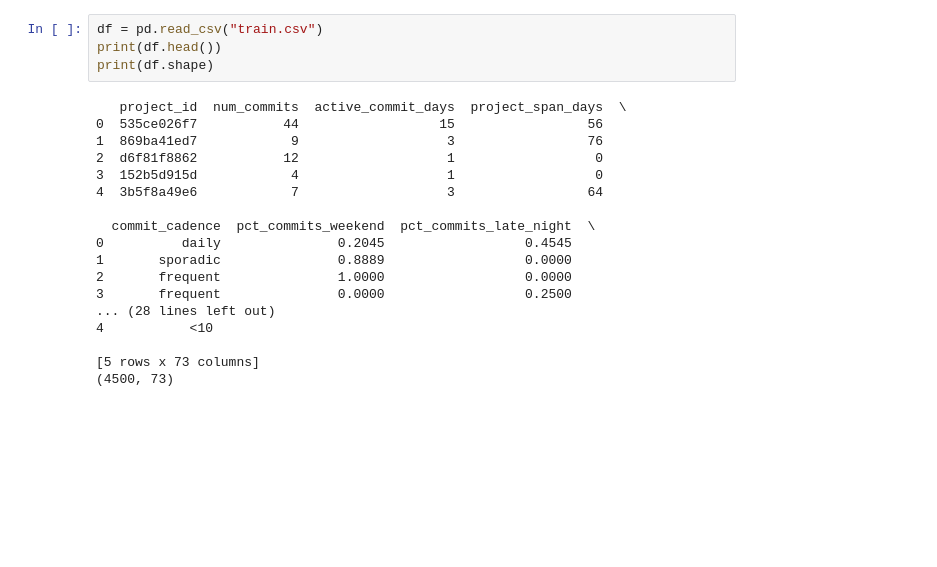
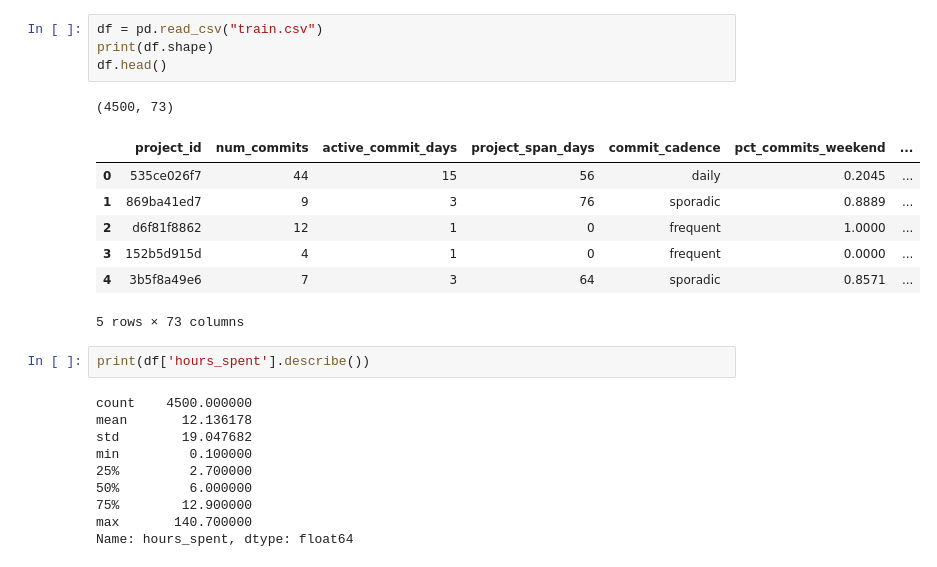
Before and after one commit to wenfeng110402/Wanted--hour-detectives, a Jupyter notebook: main.ipynb, the cells around one changed output. Drawn from its saved outputs; the diff is of its cells as text; blank space fills up the shorter version.

```diff
--- a/main.ipynb
+++ b/main.ipynb
@@ -5,22 +11,25 @@ import os
 # %%
 df = pd.read_csv("train.csv")
-print(df.head())
 print(df.shape)
+df.head()
 # %% [output]
-   project_id  num_commits  active_commit_days  project_span_days  \
-0  535ce026f7           44                  15                 56
-1  869ba41ed7            9                   3                 76
-2  d6f81f8862           12                   1                  0
-3  152b5d915d            4                   1                  0
-4  3b5f8a49e6            7                   3                 64
-
-  commit_cadence  pct_commits_weekend  pct_commits_late_night  \
-0          daily               0.2045                  0.4545
-1       sporadic               0.8889                  0.0000
-2       frequent               1.0000                  0.0000
-3       frequent               0.0000                  0.2500
-... (28 lines left out)
-4           <10
-
-[5 rows x 73 columns]
 (4500, 73)
+|  | project_id | num_commits | active_commit_days | project_span_days | commit_cadence | pct_commits_weekend | ... |
+| 0 | 535ce026f7 | 44 | 15 | 56 | daily | 0.2045 | ... |
+| 1 | 869ba41ed7 | 9 | 3 | 76 | sporadic | 0.8889 | ... |
+| 2 | d6f81f8862 | 12 | 1 | 0 | frequent | 1.0000 | ... |
+| 3 | 152b5d915d | 4 | 1 | 0 | frequent | 0.0000 | ... |
+| 4 | 3b5f8a49e6 | 7 | 3 | 64 | sporadic | 0.8571 | ... |
+5 rows × 73 columns
+# %%
+print(df['hours_spent'].describe())
+# %% [output]
+count    4500.000000
+mean       12.136178
+std        19.047682
+min         0.100000
+25%         2.700000
+50%         6.000000
+75%        12.900000
+max       140.700000
+Name: hours_spent, dtype: float64
```
Also changed, not shown: parts of 6 cells of this notebook, 2 other files.
